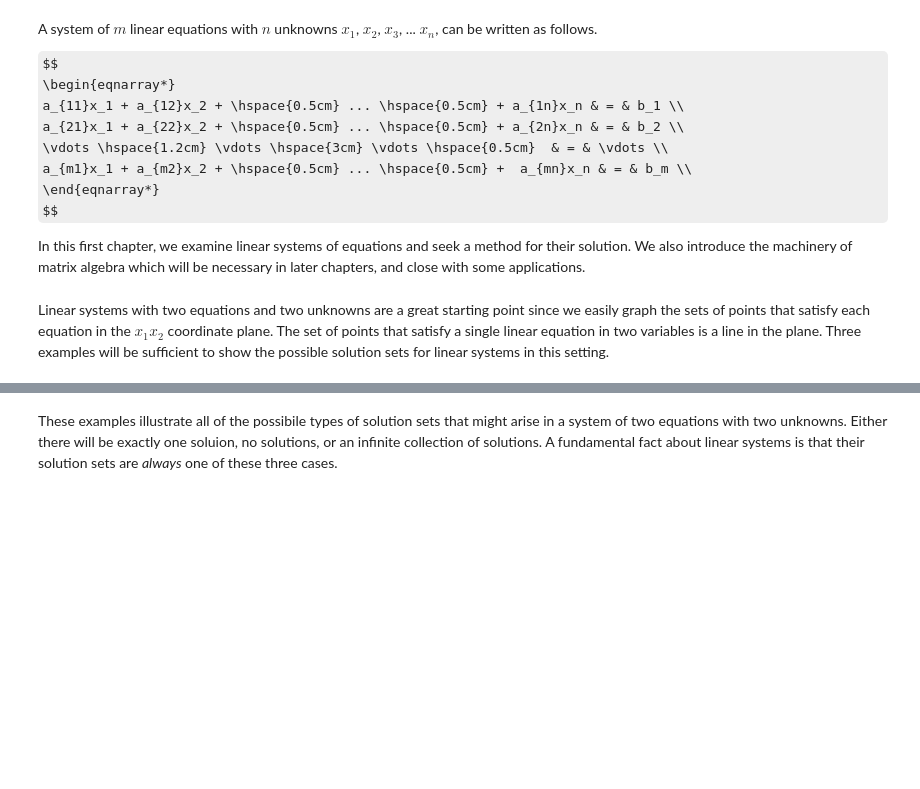
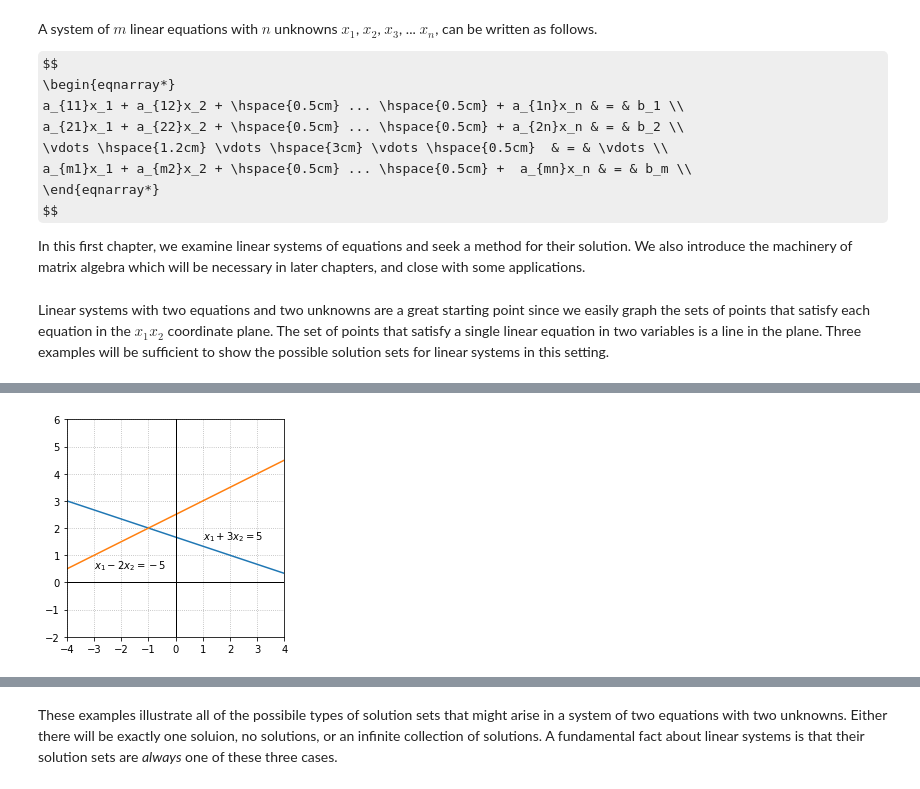
Before and after one commit to bvanderlei/jupyter-guide-to-linear-algebra, a Jupyter notebook: Linear_Systems.ipynb, the cells around one changed output, grey strips where cells are left out. Drawn from its saved outputs; the diff is of its cells as text; code cells hidden in the pictures; some formulas as TeX source; blank space fills up the shorter version.

Commit message:
Added img_src scripts to produce most figures.

```diff
--- a/Linear_Systems.ipynb
+++ b/Linear_Systems.ipynb
@@ -32,3 +30,34 @@ The solution set for each equation can be represented by a line, and the solutio
+# %%
+%matplotlib inline
+import numpy as np
+import matplotlib.pyplot as plt
+
+
+x=np.linspace(-5,5,100)
+
+fig, ax = plt.subplots()
+
+ax.plot(x,(5-x)/3)
+ax.plot(x,(5+x)/2)
+
+ax.text(1,1.6,'$x_1+3x_2 = 5$')
+ax.text(-3,0.5,'$x_1-2x_2 = -5$')
+
+ax.set_xlim(-4,4)
+ax.set_ylim(-2,6)
+ax.axvline(color='k',linewidth = 1)
+ax.axhline(color='k',linewidth = 1)
+
+## Ticks!
+xticks = []
+for i in range(-4,5):
+    xticks.append(i)
+ax.set_xticks(xticks)
+
+ax.set_aspect('equal')
+ax.grid(True,ls=':')
+# %% [output]
+[figure, added]
 # %% [markdown]
 ### Example 2
 
```
Also changed, not shown: parts of 5 cells of this notebook, 6 other files.
